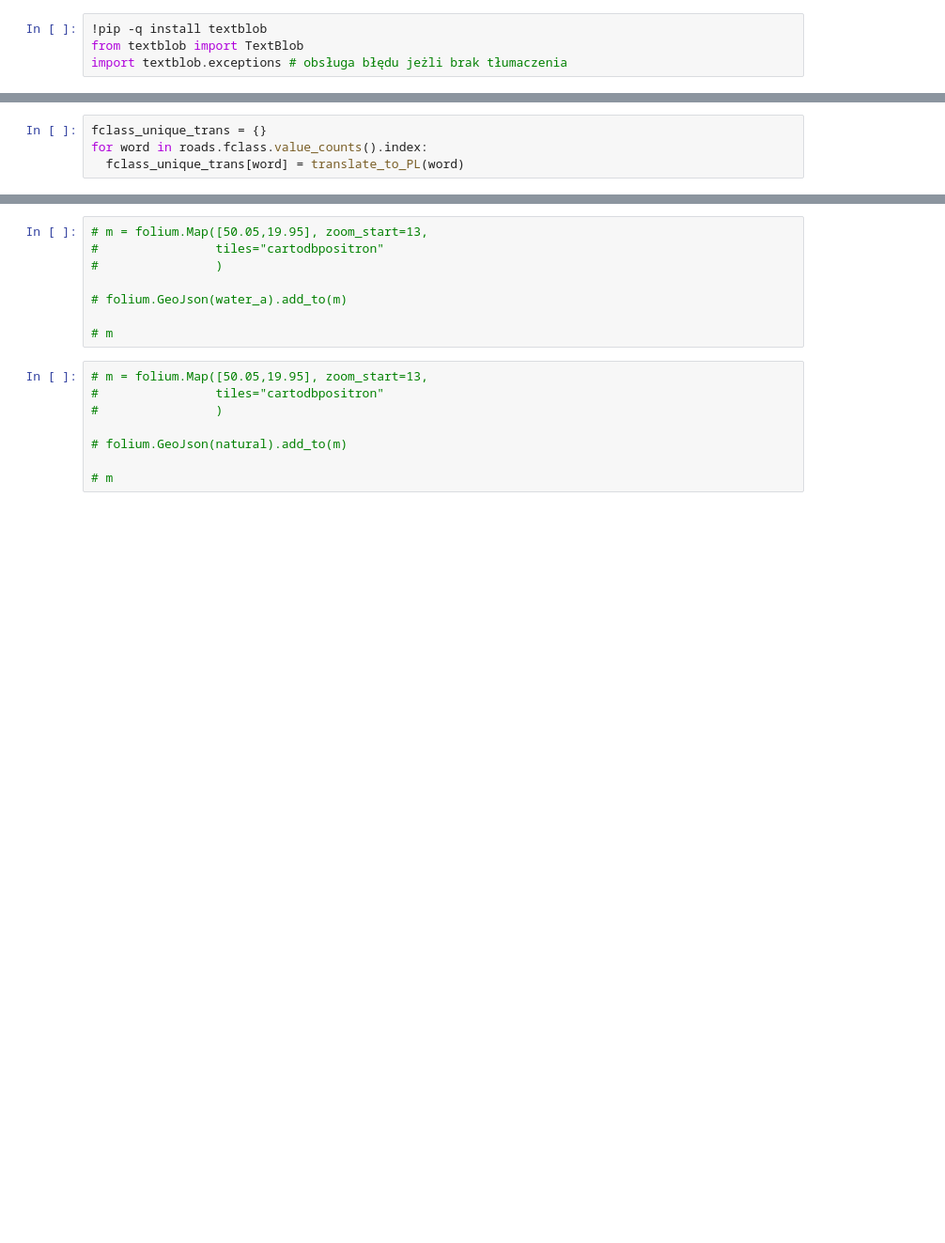
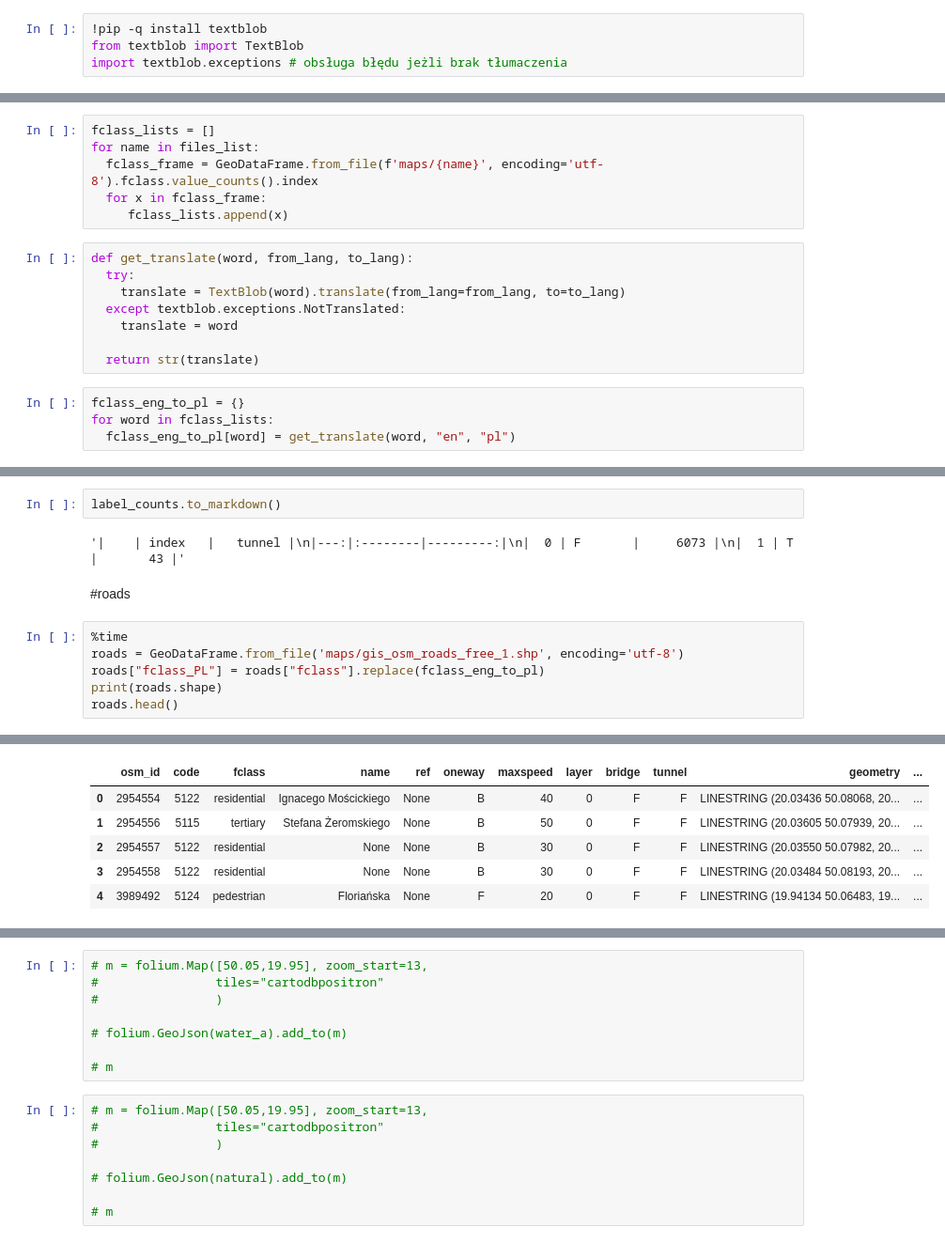
Before and after one commit to ciepielajan/GeoFabrik_Data_Extract, a Jupyter notebook: GEOfabrik_analiza_zawartosci.ipynb, the cells around one changed output, grey strips where cells are left out. Shown: that part at 94% size. Cells and saved outputs as stored; diff of their text form; blank space fills up the shorter version.

```diff
--- a/GEOfabrik_analiza_zawartosci.ipynb
+++ b/GEOfabrik_analiza_zawartosci.ipynb
@@ -89,4 +67,0 @@ Wall time: 4.77 µs
-# %%
-fclass_unique_trans = {}
-for word in roads.fclass.value_counts().index:
-  fclass_unique_trans[word] = translate_to_PL(word)
@@ -601,0 +68,18 @@ Name: fclass, dtype: int64
+# %%
+fclass_lists = []
+for name in files_list:
+  fclass_frame = GeoDataFrame.from_file(f'maps/{name}', encoding='utf-8').fclass.value_counts().index
+  for x in fclass_frame:
+     fclass_lists.append(x)
+# %%
+def get_translate(word, from_lang, to_lang):
+  try:
+    translate = TextBlob(word).translate(from_lang=from_lang, to=to_lang)
+  except textblob.exceptions.NotTranslated:
+    translate = word
+
+  return str(translate)
+# %%
+fclass_eng_to_pl = {}
+for word in fclass_lists:
+  fclass_eng_to_pl[word] = get_translate(word, "en", "pl")
@@ -601,0 +524,13 @@ Name: fclass, dtype: int64
+# %%
+label_counts.to_markdown()
+# %% [output]
+'|    | index   |   tunnel |\n|---:|:--------|---------:|\n|  0 | F       |     6073 |\n|  1 | T       |       43 |'
+# %% [markdown]
+#roads
+# %%
+%time
+roads = GeoDataFrame.from_file('maps/gis_osm_roads_free_1.shp', encoding='utf-8')
+roads["fclass_PL"] = roads["fclass"].replace(fclass_eng_to_pl)
+print(roads.shape)
+roads.head()
+# %% [output]
@@ -601,0 +540,6 @@ Name: fclass, dtype: int64
+|  | osm_id | code | fclass | name | ref | oneway | maxspeed | layer | bridge | tunnel | geometry | ... |
+| 0 | 2954554 | 5122 | residential | Ignacego Mościckiego | None | B | 40 | 0 | F | F | LINESTRING (20.03436 50.08068, 20... | ... |
+| 1 | 2954556 | 5115 | tertiary | Stefana Żeromskiego | None | B | 50 | 0 | F | F | LINESTRING (20.03605 50.07939, 20... | ... |
+| 2 | 2954557 | 5122 | residential | None | None | B | 30 | 0 | F | F | LINESTRING (20.03550 50.07982, 20... | ... |
+| 3 | 2954558 | 5122 | residential | None | None | B | 30 | 0 | F | F | LINESTRING (20.03484 50.08193, 20... | ... |
+| 4 | 3989492 | 5124 | pedestrian | Floriańska | None | F | 20 | 0 | F | F | LINESTRING (19.94134 50.06483, 19... | ... |
```
Also changed, not shown: parts of 138 cells of this notebook.
